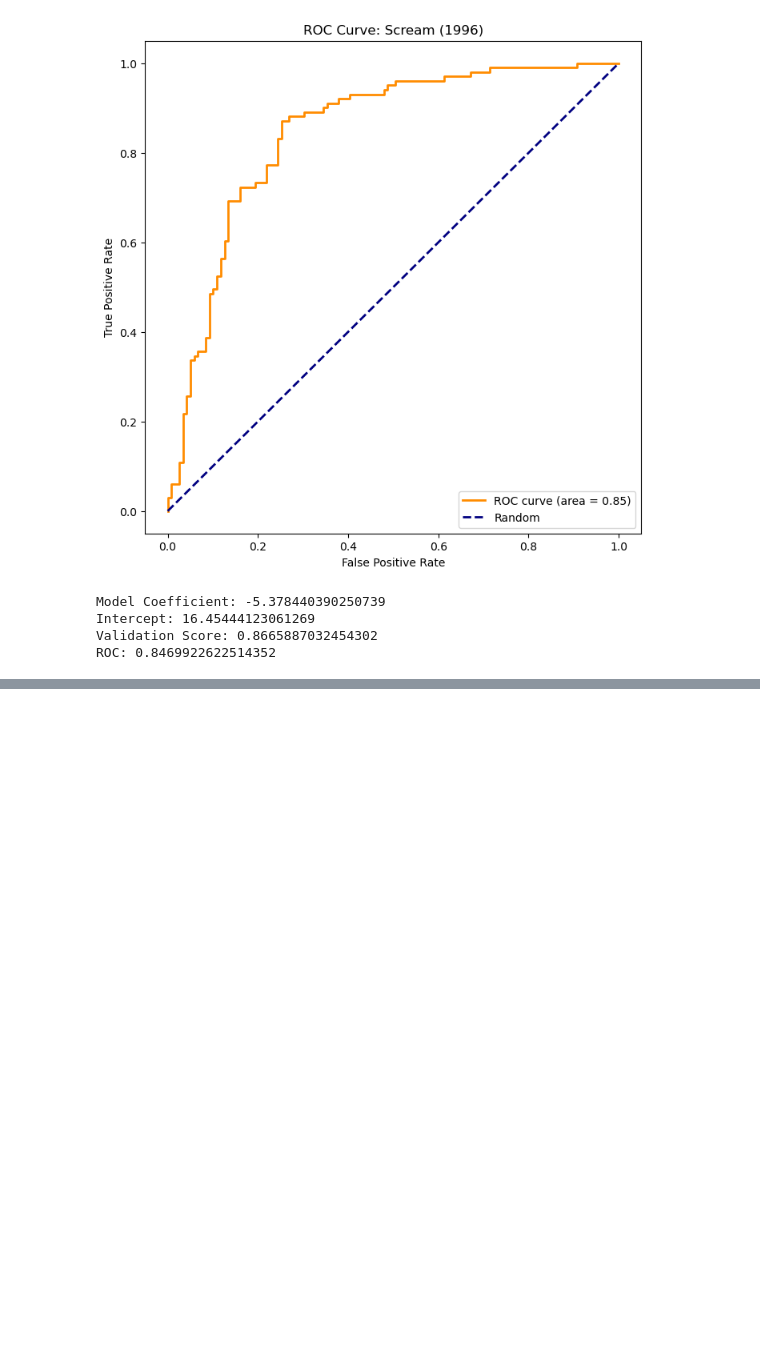
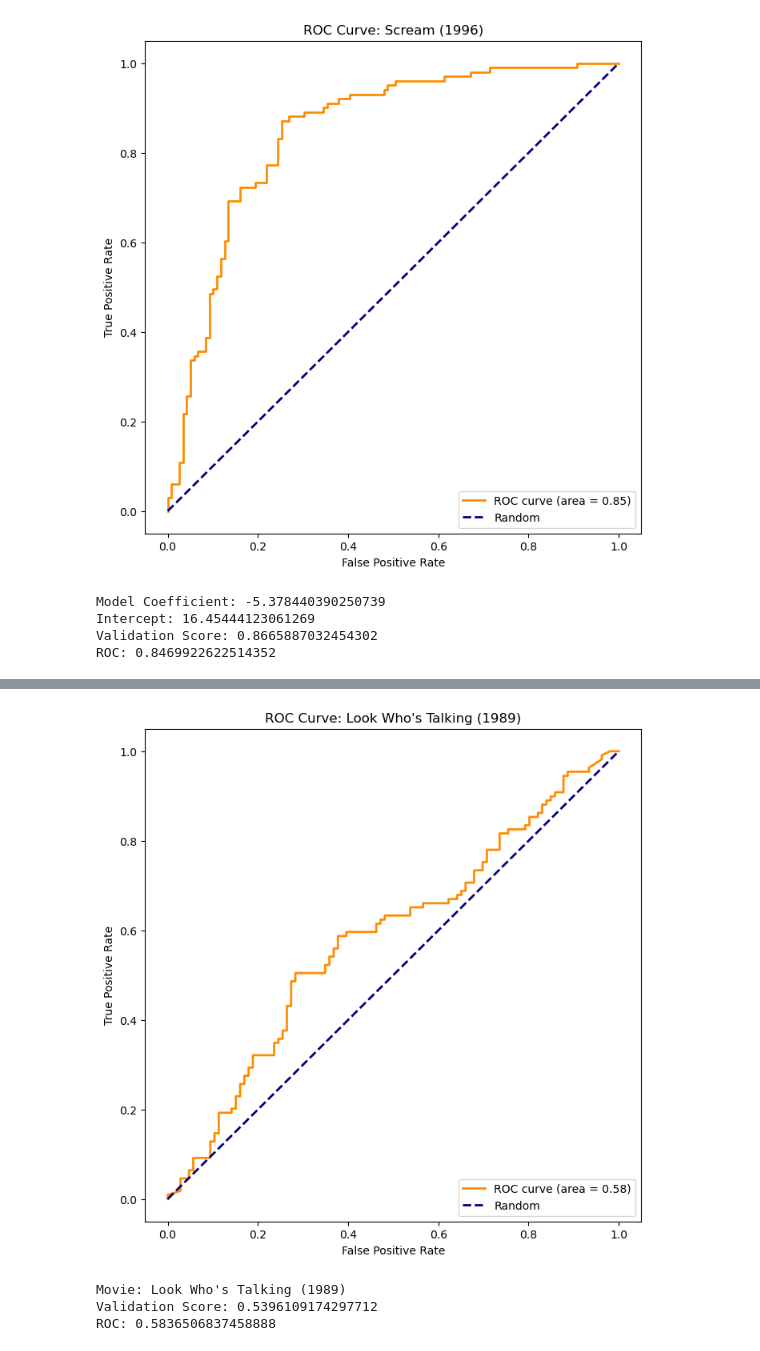
Before and after one commit to csendranshi/DSGA-1001-Project2, a Jupyter notebook: DS_project2.ipynb, the cells around one changed output, grey strips where cells are left out. Cells and saved outputs as stored; diff of their text form; code cells hidden in the pictures; blank space fills up the shorter version.

```diff
--- a/DS_project2.ipynb
+++ b/DS_project2.ipynb
@@ -808,0 +841,3 @@ ROC: 0.8469922622514352
+# %%
+movies_watched_alone_df = df[df["Movies are best enjoyed alone (1: Yes; 0: No; -1: Did not respond)"].isin([1, 0])]
+movies_watched_alone_df
@@ -808,0 +858,63 @@ ROC: 0.8469922622514352
+# %%
+from sklearn.model_selection import cross_validate, cross_val_score
+from sklearn.linear_model import LogisticRegression
+
+# Initialize empty lists and arrays to store model information
+
+temp = 0
+# Iterate over columns in the 'median_split' DataFrame
+for c in df.columns[1:401].unique():
+    # Split the data into training and testing sets
+    X_train, X_test, y_train, y_test = train_test_split(movies_watched_alone_df[c], movies_watched_alone_df["Movies are best enjoyed alone (1: Yes; 0: No; -1: Did not respond)"], test_size=0.2, random_state=42)
+
+    # Initialize a logistic regression model
+    model = LogisticRegression(random_state=42)
+
+    # Reshape the input features to be 2D (required by scikit-learn)
+    X_train_reshaped = X_train.values.reshape(-1, 1)
+    X_test_reshaped = X_test.values.reshape(-1, 1)
+
+    # Fit the model on the training data
+    model.fit(X_train_reshaped, y_train)
+
+    # Calculate cross-validated AUC on the training data
+    score = np.mean(cross_val_score(model, X_train_reshaped, y_train, cv=5, scoring='roc_auc'))
+
+
+    # Predict probabilities on the test data
+    test_probabilities = model.predict_proba(X_test_reshaped)[:, 1]
+
+    # Store coefficients and intercepts
+    betas[0].append(model.coef_[0][0])
+    betas[1].append(model.intercept_[0])
+
+    # Calculate ROC curve and AUC on the test data
+    fpr, tpr, thresholds = roc_curve(y_test, test_probabilities)
+    roc_auc = auc(fpr, tpr)
+    if temp < score:
+        most_pred_film_index = c
+        max_score = score
+        max_fpr = fpr
+        max_tpr = tpr
+        max_roc_auc = roc_auc
+
+    # Store AUC values
+    cod.append(roc_auc)
+    val.append(score)
+
+plt.figure(figsize=(8, 8))
+plt.plot(max_fpr, max_tpr, color='darkorange', lw=2, label=f'ROC curve (area = {roc_auc:.2f})')
+plt.plot([0, 1], [0, 1], color='navy', lw=2, linestyle='--', label='Random')
+plt.xlabel('False Positive Rate')
+plt.ylabel('True Positive Rate')
+plt.title('ROC Curve: ' +most_pred_film_index)
+plt.legend(loc='lower right')
+plt.show()
+print("Movie:", most_pred_film_index)
+print("Validation Score:", max_score)
+print("ROC:", max_roc_auc)
+# %% [output]
+[figure, added]
+Movie: Look Who's Talking (1989)
+Validation Score: 0.5396109174297712
+ROC: 0.5836506837458888
```
Also changed, not shown: parts of 22 cells of this notebook.
